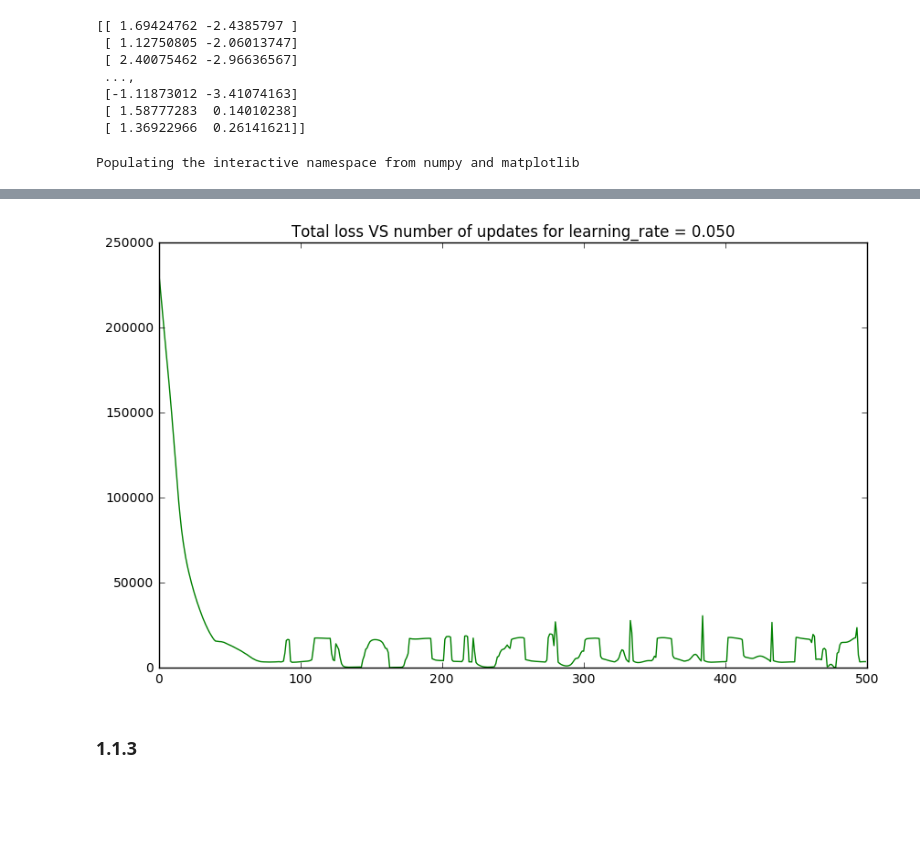
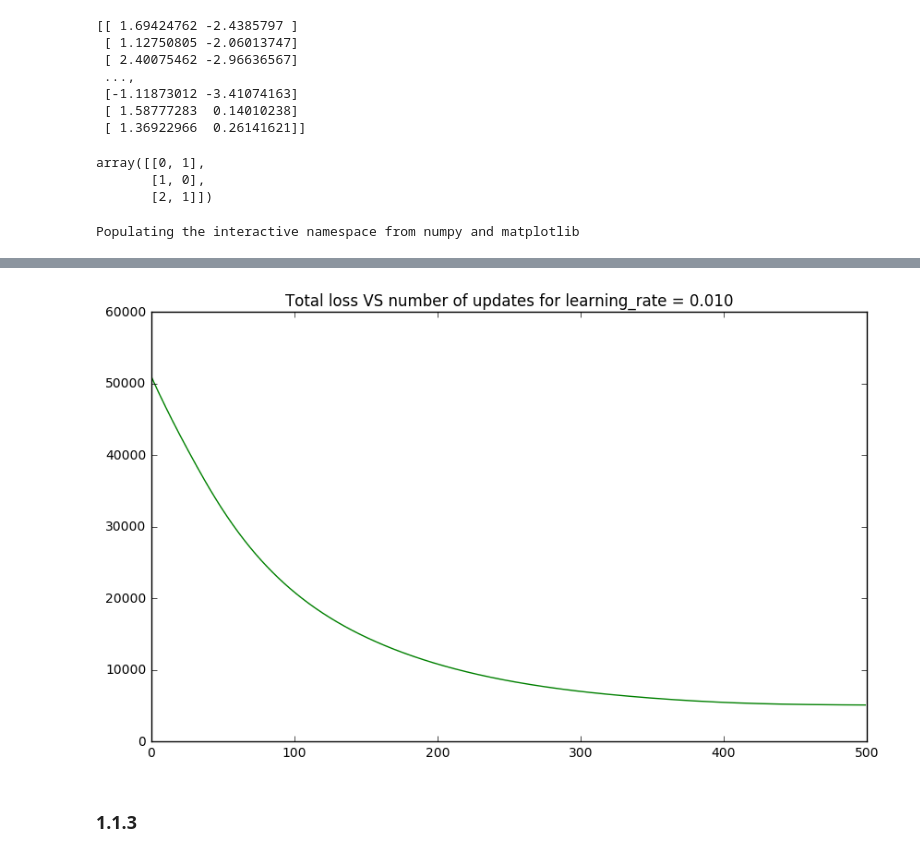
Before and after one commit to lidaiqing/Inference-MachineLearning, a Jupyter notebook: A3/code/a3.ipynb, the cells around one changed output, grey strips where cells are left out. Drawn from its saved outputs; the diff is of its cells as text; code cells hidden in the pictures; blank space fills up the shorter version.

```diff
--- a/A3/code/a3.ipynb
+++ b/A3/code/a3.ipynb
@@ -57,26 +57,37 @@ print(data)
  [ 1.58777283  0.14010238]
  [ 1.36922966  0.26141621]]
 # %%
-def buildGraph_K_means_Adam(N, K, learning_rate):
+def buildGraph_K_means_Adam(K, learning_rate):
     # Variable creation
     points = tf.placeholder(tf.float32, [None, 2], name='input_points')
     centroids = tf.Variable(tf.truncated_normal(shape=[K,2], stddev=0.5), name='centroids')
-
+    N = tf.shape(points)[0]
     # Replicate to N copies of each centroid and K copies of each
     # point, then subtract and compute the sum of squared distances.
     rep_centroids = tf.reshape(tf.tile(centroids, [N, 1]), [N, K, 2])
     rep_points = tf.reshape(tf.tile(points, [1, K]), [N, K, 2])
-    sum_squares = tf.reduce_sum(tf.square(rep_points - rep_centroids),
-                            reduction_indices=2)
+    sum_squares = tf.reduce_sum(tf.square(rep_points - rep_centroids), reduction_indices=2)
     best_centroids = tf.argmin(sum_squares, 1)
     count = tf.to_float(tf.unsorted_segment_sum(tf.ones_like(points), best_centroids, K))
-    percentage = count / N
+    percentage = tf.div(count, tf.to_float(N))
     # Loss definition
-    loss = tf.reduce_sum(tf.gather(sum_squares, best_centroids))
+    indices_pair = tf.concat(1, [tf.reshape(tf.range(0, N), [-1,1]), tf.to_int32(tf.reshape(best_centroids, [-1,1]))])
+    loss = tf.reduce_sum(tf.gather_nd(sum_squares, indices_pair))
     # Training mechanism
     optimizer = tf.train.AdamOptimizer(learning_rate = learning_rate, beta1=0.9, beta2=0.99, epsilon=1e-5)
     train = optimizer.minimize(loss=loss)
     return points, centroids, best_centroids, loss, percentage, train
+# %%
+a = tf.constant([[1,1],[0,0],[1,0]])
+b = tf.constant([1,0,1])
+indices_pair = tf.reshape(tf.range(0, 3), [-1,1])
+concated = tf.concat(1, [indices_pair, tf.reshape(b, [-1,1])])
+#concated = tf.reshape(concated, [-1,2])
+sess.run(concated)
+# %% [output]
+array([[0, 1],
+       [1, 0],
+       [2, 1]])
 # %%
 Number_of_data = points_2d.shape[0]
 # fix figure size
@@ -85,8 +96,8 @@ pylab.rcParams['figure.figsize'] = (10, 6)
 # %% [output]
 Populating the interactive namespace from numpy and matplotlib
 # %%
-learning_rate = 0.05
-points, centroids, centroids_assign, loss, percentage, train = buildGraph_K_means_Adam(Number_of_data, 3, learning_rate)
+learning_rate = 0.01
+points, centroids, centroids_assign, loss, percentage, train = buildGraph_K_means_Adam(3, learning_rate)
 init = tf.global_variables_initializer()
 sess = tf.InteractiveSession()
 sess.run(init)
@@ -94,10 +105,10 @@ loss_recorder = np.array([])
 
 numIteration = 500
 for itr in range(numIteration):
-    loss_, center, _ = sess.run([loss, centroids[0], train], feed_dict={points: points_2d})
+    loss_, _ = sess.run([loss, train], feed_dict={points: points_2d})
     loss_recorder = np.append(loss_recorder, loss_)
     if itr % 100 == 0:
-        print("Centers: %0.2f, %0.2f"%(center[0], center[1]))
+        print("Iteration#: %d, loss: %0.2f"%(itr, loss_))
 plt.plot(np.arange(numIteration), loss_recorder, 'g')
 #plt.axis([0,500, 0, 2])
 plt.title("Total loss VS number of updates for learning_rate = %0.3f"%(learning_rate))
@@ -111,4 +122,4 @@ Centers: 1.56, -2.34
-[figure, old version]
+[figure, new version]
 # %% [markdown]
 <h3>1.1.3</h3>
 # %%
```
Also changed, not shown: parts of 5 cells of this notebook.
